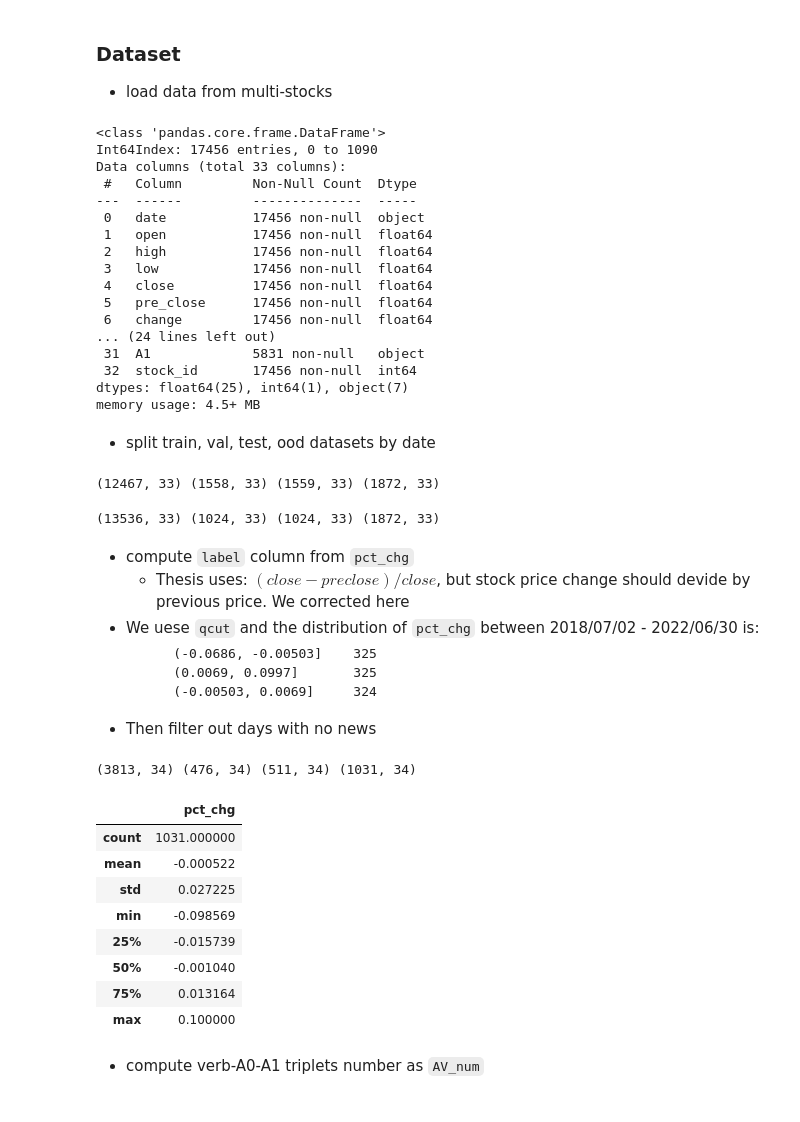
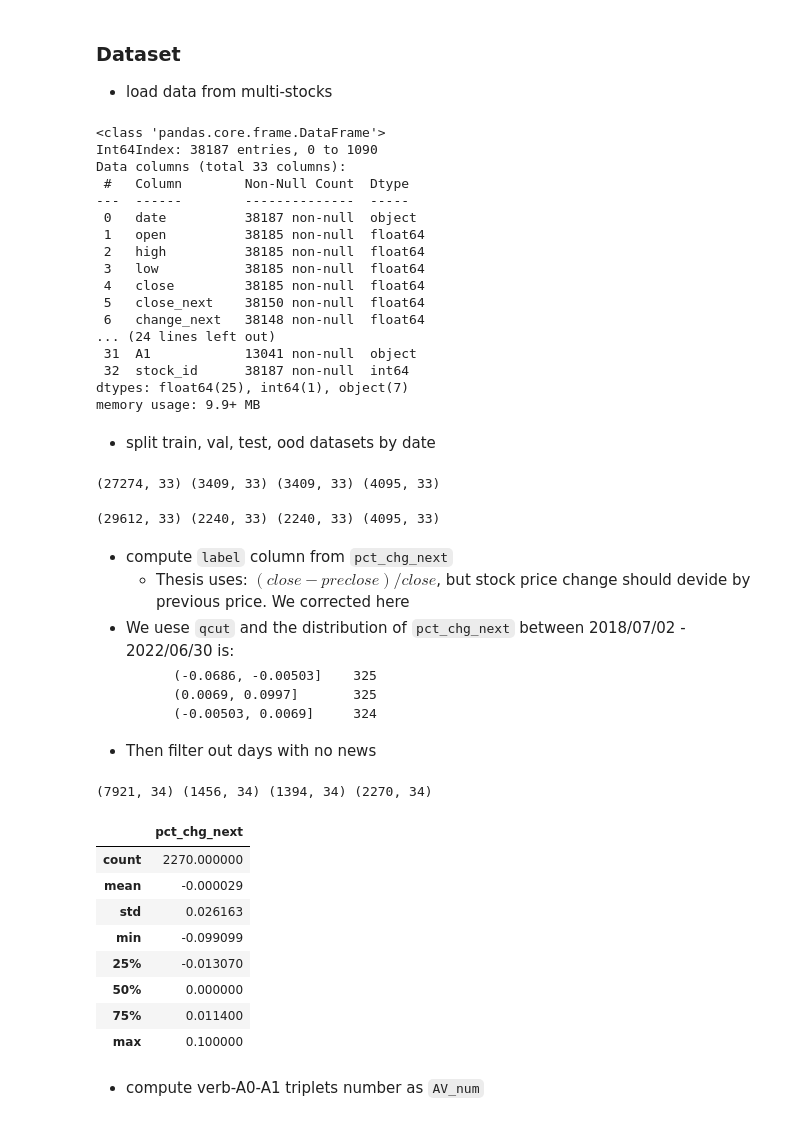
Before and after one commit to A-baoYang/Astock-on-TWSE, a Jupyter notebook: code/try_Pretrained_RoBert_SRL(FC)_CL(V).ipynb, the cells around one changed output. Saved outputs shown, nothing was run; the diff lists cells and outputs as text; code cells hidden in the pictures.

Commit message:
update: new training performance updated

````diff
--- a/code/try_Pretrained_RoBert_SRL(FC)_CL(V).ipynb
+++ b/code/try_Pretrained_RoBert_SRL(FC)_CL(V).ipynb
@@ -59,7 +48,7 @@ PRE_TRAINED_MODEL_NAME = '/home/jovyan/graph-stock-pred/Astock/models/ROBERT_4_m
 # %%
 from glob import glob
 
-paths = glob("/home/jovyan/graph-stock-pred/Astock/data/pre/*-transformed.csv")
+paths = glob("/home/jovyan/graph-stock-pred/Astock/data/pre/transformed/*-transformed.csv")
 df = pd.DataFrame()
 for path in tqdm(paths):
     df = pd.concat([df, pd.read_csv(path)])
@@ -67,22 +56,22 @@ df.head()
 df.info()
 # %% [output]
 <class 'pandas.core.frame.DataFrame'>
-Int64Index: 17456 entries, 0 to 1090
+Int64Index: 38187 entries, 0 to 1090
 Data columns (total 33 columns):
- #   Column         Non-Null Count  Dtype
----  ------         --------------  -----
- 0   date           17456 non-null  object
- 1   open           17456 non-null  float64
- 2   high           17456 non-null  float64
- 3   low            17456 non-null  float64
- 4   close          17456 non-null  float64
- 5   pre_close      17456 non-null  float64
- 6   change         17456 non-null  float64
+ #   Column        Non-Null Count  Dtype
+---  ------        --------------  -----
+ 0   date          38187 non-null  object
+ 1   open          38185 non-null  float64
+ 2   high          38185 non-null  float64
+ 3   low           38185 non-null  float64
+ 4   close         38185 non-null  float64
+ 5   close_next    38150 non-null  float64
+ 6   change_next   38148 non-null  float64
 ... (24 lines left out)
- 31  A1             5831 non-null   object
- 32  stock_id       17456 non-null  int64
+ 31  A1            13041 non-null  object
+ 32  stock_id      38187 non-null  int64
 dtypes: float64(25), int64(1), object(7)
-memory usage: 4.5+ MB
+memory usage: 9.9+ MB
 # %% [markdown]
 - split train, val, test, ood datasets by date
 # %%
@@ -105,7 +94,7 @@ df_test = df_test.reset_index(drop=True)
 
 print(df_train.shape, df_val.shape, df_test.shape, df_ood.shape)
 # %% [output]
-(12467, 33) (1558, 33) (1559, 33) (1872, 33)
+(27274, 33) (3409, 33) (3409, 33) (4095, 33)
 # %%
 # train: 2018.07 - 2021.06
 df_train = df[df["date"]<"2021-07-01"].reset_index(drop=True)
@@ -118,11 +107,11 @@ df_ood = df[(df["date"]>="2022-01-01") & (df["date"]<"2022-07-01")].reset_index(
 
 print(df_train.shape, df_val.shape, df_test.shape, df_ood.shape)
 # %% [output]
-(13536, 33) (1024, 33) (1024, 33) (1872, 33)
+(29612, 33) (2240, 33) (2240, 33) (4095, 33)
 # %% [markdown]
-- compute `label` column from `pct_chg`
+- compute `label` column from `pct_chg_next`
     - Thesis uses: $(close - pre close) / close$, but stock price change should devide by previous price. We corrected here
-- We uese `qcut` and the distribution of `pct_chg` between 2018/07/02 - 2022/06/30 is:
+- We uese `qcut` and the distribution of `pct_chg_next` between 2018/07/02 - 2022/06/30 is:
     ```
         (-0.0686, -0.00503]    325
         (0.0069, 0.0997]       325
@@ -131,7 +120,7 @@ print(df_train.shape, df_val.shape, df_test.shape, df_ood.shape)
 - Then filter out days with no news
 # %%
 def gen_label(df):
-    df["label"] = pd.qcut(df['pct_chg'], q=3, labels=[0,1,2])
+    df["label"] = pd.qcut(df['pct_chg_next'], q=3, labels=[0,1,2])
     return df
 
 
@@ -147,19 +136,19 @@ df_ood = df_ood[df_ood.titles.notnull()].reset_index(drop=True)
 
 print(df_train.shape, df_val.shape, df_test.shape, df_ood.shape)
 # %% [output]
-(3813, 34) (476, 34) (511, 34) (1031, 34)
+(7921, 34) (1456, 34) (1394, 34) (2270, 34)
 # %%
-df_train[["pct_chg","label"]].describe(), df_val[["pct_chg","label"]].describe(), df_test[["pct_chg","label"]].describe()
-df_ood[["pct_chg","label"]].describe()
+df_train[["pct_chg_next","label"]].describe(), df_val[["pct_chg_next","label"]].describe(), df_test[["pct_chg_next","label"]].describe()
+df_ood[["pct_chg_next","label"]].describe()
 # %% [output]
-|  | pct_chg |
-| count | 1031.000000 |
-| mean | -0.000522 |
-| std | 0.027225 |
-| min | -0.098569 |
-| 25% | -0.015739 |
-| 50% | -0.001040 |
-| 75% | 0.013164 |
+|  | pct_chg_next |
+| count | 2270.000000 |
+| mean | -0.000029 |
+| std | 0.026163 |
+| min | -0.099099 |
+| 25% | -0.013070 |
+| 50% | 0.000000 |
+| 75% | 0.011400 |
 | max | 0.100000 |
 # %% [markdown]
 - compute verb-A0-A1 triplets number as `AV_num`
````
Also changed, not shown: parts of 21 cells of this notebook.
